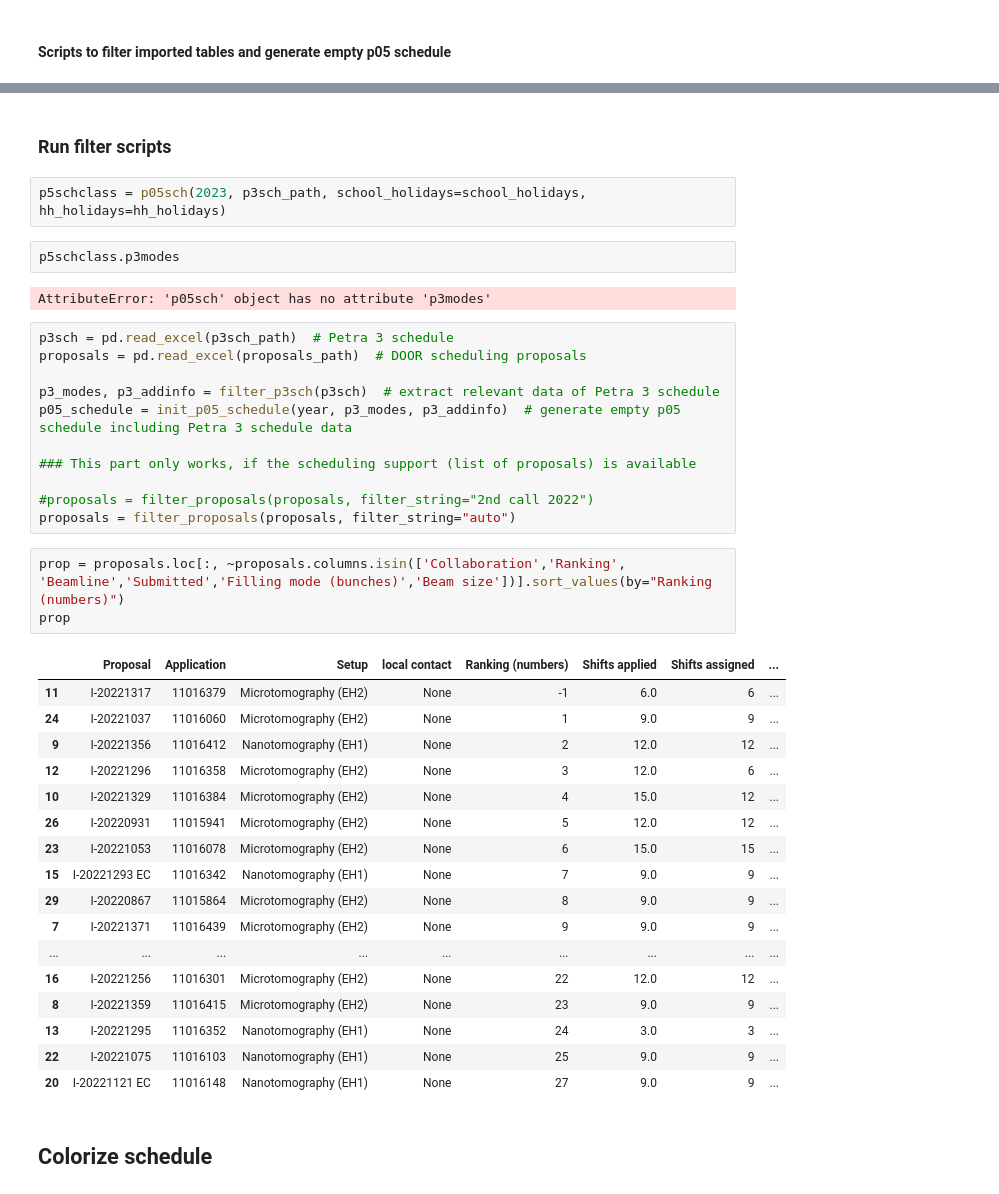
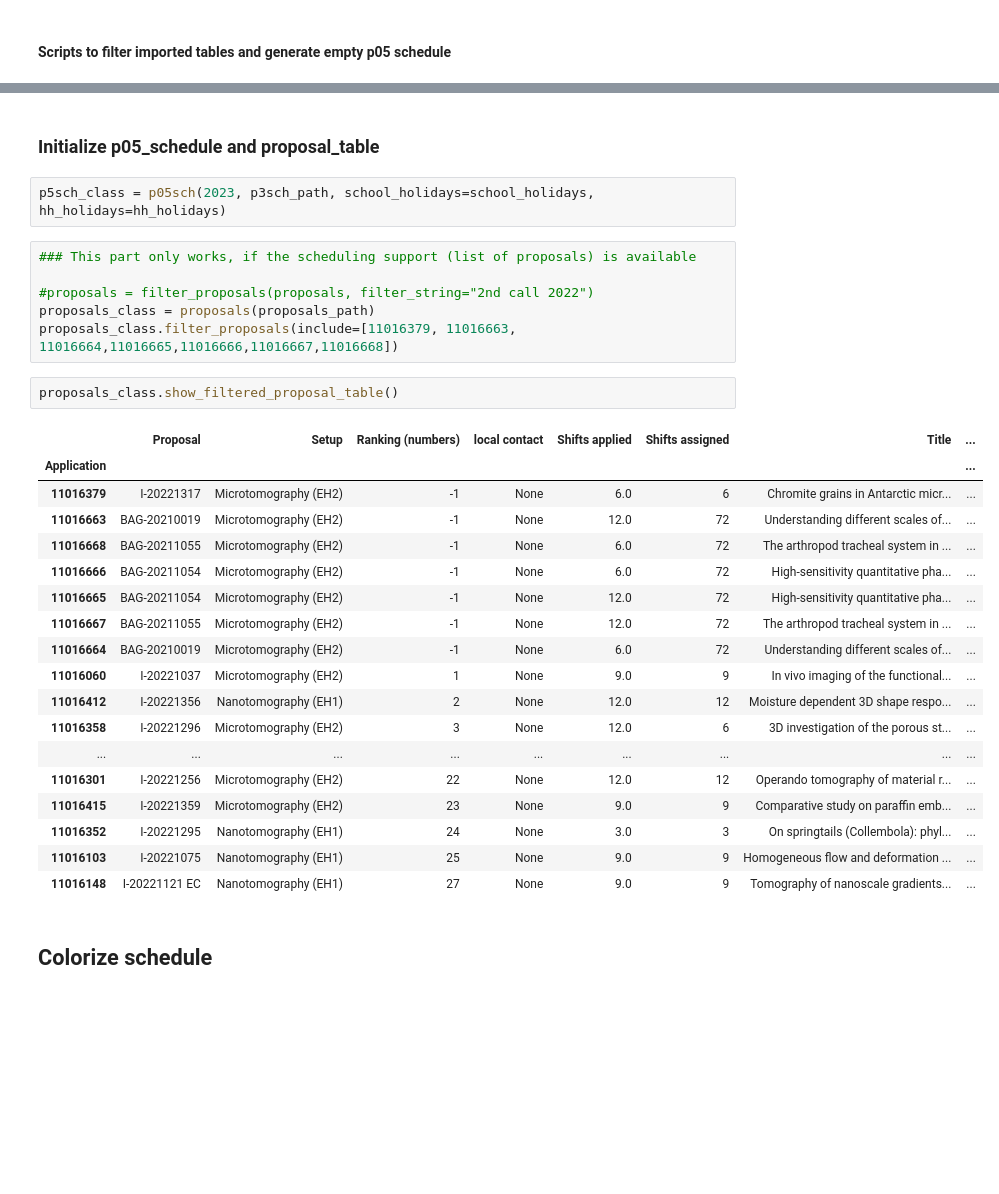
Before and after one commit to feinfinger/p05_scheduler, a Jupyter notebook: 2023_p05_schedule.ipynb, the cells around one changed output, grey strips where cells are left out. Drawn from its saved outputs; the diff is of its cells as text; blank space fills up the shorter version.

Commit message:
Add include functionality to proposal
Now a list with App ID can be provided to integrate other proposals (like BAGS or LTPs or Indian proposals with a ranking of -1.

```diff
--- a/2023_p05_schedule.ipynb
+++ b/2023_p05_schedule.ipynb
@@ -269,43 +286,34 @@ def assign_local_contact(proposals, appid, local_contact, comment=None):
 # %% [markdown]
-### Run filter scripts
+### Initialize p05_schedule and proposal_table
 # %%
-p5schclass = p05sch(2023, p3sch_path, school_holidays=school_holidays, hh_holidays=hh_holidays)
+p5sch_class = p05sch(2023, p3sch_path, school_holidays=school_holidays, hh_holidays=hh_holidays)
-# %%
-p5schclass.p3modes
-# %% [output]
-AttributeError: 'p05sch' object has no attribute 'p3modes'
 # %%
-p3sch = pd.read_excel(p3sch_path)  # Petra 3 schedule
-proposals = pd.read_excel(proposals_path)  # DOOR scheduling proposals
-
-p3_modes, p3_addinfo = filter_p3sch(p3sch)  # extract relevant data of Petra 3 schedule
-p05_schedule = init_p05_schedule(year, p3_modes, p3_addinfo)  # generate empty p05 schedule including Petra 3 schedule data
-
 ### This part only works, if the scheduling support (list of proposals) is available
 
 #proposals = filter_proposals(proposals, filter_string="2nd call 2022")
-proposals = filter_proposals(proposals, filter_string="auto")
+proposals_class = proposals(proposals_path)
+proposals_class.filter_proposals(include=[11016379, 11016663, 11016664,11016665,11016666,11016667,11016668])
 # %%
-prop = proposals.loc[:, ~proposals.columns.isin(['Collaboration','Ranking', 'Beamline','Submitted','Filling mode (bunches)','Beam size'])].sort_values(by="Ranking (numbers)")
-prop
+proposals_class.show_filtered_proposal_table()
 # %% [output]
-|  | Proposal | Application | Setup | local contact | Ranking (numbers) | Shifts applied | Shifts assigned | ... |
-| 11 | I-20221317 | 11016379 | Microtomography (EH2) | None | -1 | 6.0 | 6 | ... |
-| 24 | I-20221037 | 11016060 | Microtomography (EH2) | None | 1 | 9.0 | 9 | ... |
-| 9 | I-20221356 | 11016412 | Nanotomography (EH1) | None | 2 | 12.0 | 12 | ... |
-| 12 | I-20221296 | 11016358 | Microtomography (EH2) | None | 3 | 12.0 | 6 | ... |
-| 10 | I-20221329 | 11016384 | Microtomography (EH2) | None | 4 | 15.0 | 12 | ... |
-| 26 | I-20220931 | 11015941 | Microtomography (EH2) | None | 5 | 12.0 | 12 | ... |
-| 23 | I-20221053 | 11016078 | Microtomography (EH2) | None | 6 | 15.0 | 15 | ... |
-| 15 | I-20221293 EC | 11016342 | Nanotomography (EH1) | None | 7 | 9.0 | 9 | ... |
-| 29 | I-20220867 | 11015864 | Microtomography (EH2) | None | 8 | 9.0 | 9 | ... |
-| 7 | I-20221371 | 11016439 | Microtomography (EH2) | None | 9 | 9.0 | 9 | ... |
+|  | Proposal | Setup | Ranking (numbers) | local contact | Shifts applied | Shifts assigned | Title | ... |
+| Application |  |  |  |  |  |  |  | ... |
+| 11016379 | I-20221317 | Microtomography (EH2) | -1 | None | 6.0 | 6 | Chromite grains in Antarctic micr... | ... |
+| 11016663 | BAG-20210019 | Microtomography (EH2) | -1 | None | 12.0 | 72 | Understanding different scales of... | ... |
+| 11016668 | BAG-20211055 | Microtomography (EH2) | -1 | None | 6.0 | 72 | The arthropod tracheal system in ... | ... |
+| 11016666 | BAG-20211054 | Microtomography (EH2) | -1 | None | 6.0 | 72 | High-sensitivity quantitative pha... | ... |
+| 11016665 | BAG-20211054 | Microtomography (EH2) | -1 | None | 12.0 | 72 | High-sensitivity quantitative pha... | ... |
+| 11016667 | BAG-20211055 | Microtomography (EH2) | -1 | None | 12.0 | 72 | The arthropod tracheal system in ... | ... |
+| 11016664 | BAG-20210019 | Microtomography (EH2) | -1 | None | 6.0 | 72 | Understanding different scales of... | ... |
+| 11016060 | I-20221037 | Microtomography (EH2) | 1 | None | 9.0 | 9 | In vivo imaging of the functional... | ... |
+| 11016412 | I-20221356 | Nanotomography (EH1) | 2 | None | 12.0 | 12 | Moisture dependent 3D shape respo... | ... |
+| 11016358 | I-20221296 | Microtomography (EH2) | 3 | None | 12.0 | 6 | 3D investigation of the porous st... | ... |
 | ... | ... | ... | ... | ... | ... | ... | ... | ... |
-| 16 | I-20221256 | 11016301 | Microtomography (EH2) | None | 22 | 12.0 | 12 | ... |
-| 8 | I-20221359 | 11016415 | Microtomography (EH2) | None | 23 | 9.0 | 9 | ... |
-| 13 | I-20221295 | 11016352 | Nanotomography (EH1) | None | 24 | 3.0 | 3 | ... |
-| 22 | I-20221075 | 11016103 | Nanotomography (EH1) | None | 25 | 9.0 | 9 | ... |
-| 20 | I-20221121 EC | 11016148 | Nanotomography (EH1) | None | 27 | 9.0 | 9 | ... |
+| 11016301 | I-20221256 | Microtomography (EH2) | 22 | None | 12.0 | 12 | Operando tomography of material r... | ... |
+| 11016415 | I-20221359 | Microtomography (EH2) | 23 | None | 9.0 | 9 | Comparative study on paraffin emb... | ... |
+| 11016352 | I-20221295 | Nanotomography (EH1) | 24 | None | 3.0 | 3 | On springtails (Collembola): phyl... | ... |
+| 11016103 | I-20221075 | Nanotomography (EH1) | 25 | None | 9.0 | 9 | Homogeneous flow and deformation ... | ... |
+| 11016148 | I-20221121 EC | Nanotomography (EH1) | 27 | None | 9.0 | 9 | Tomography of nanoscale gradients... | ... |
 # %% [markdown]
 ## Colorize schedule
 # %%
```
Also changed, not shown: parts of 3 cells of this notebook.
